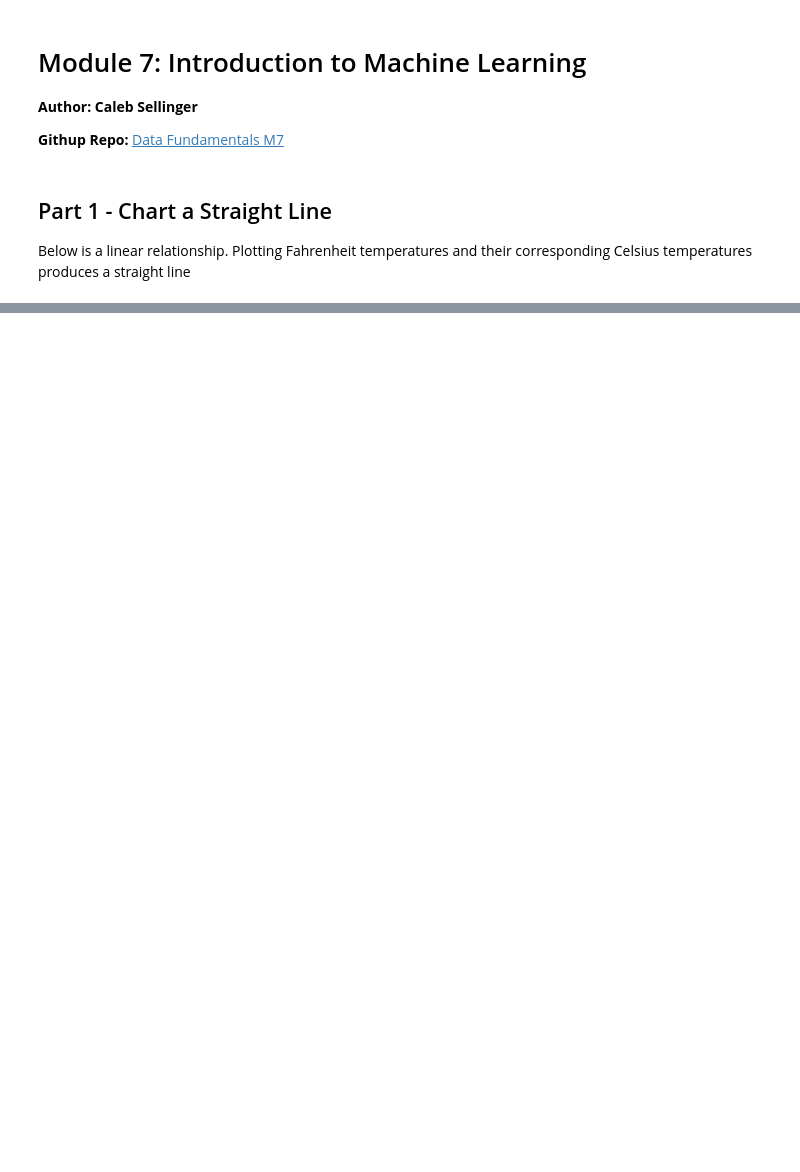
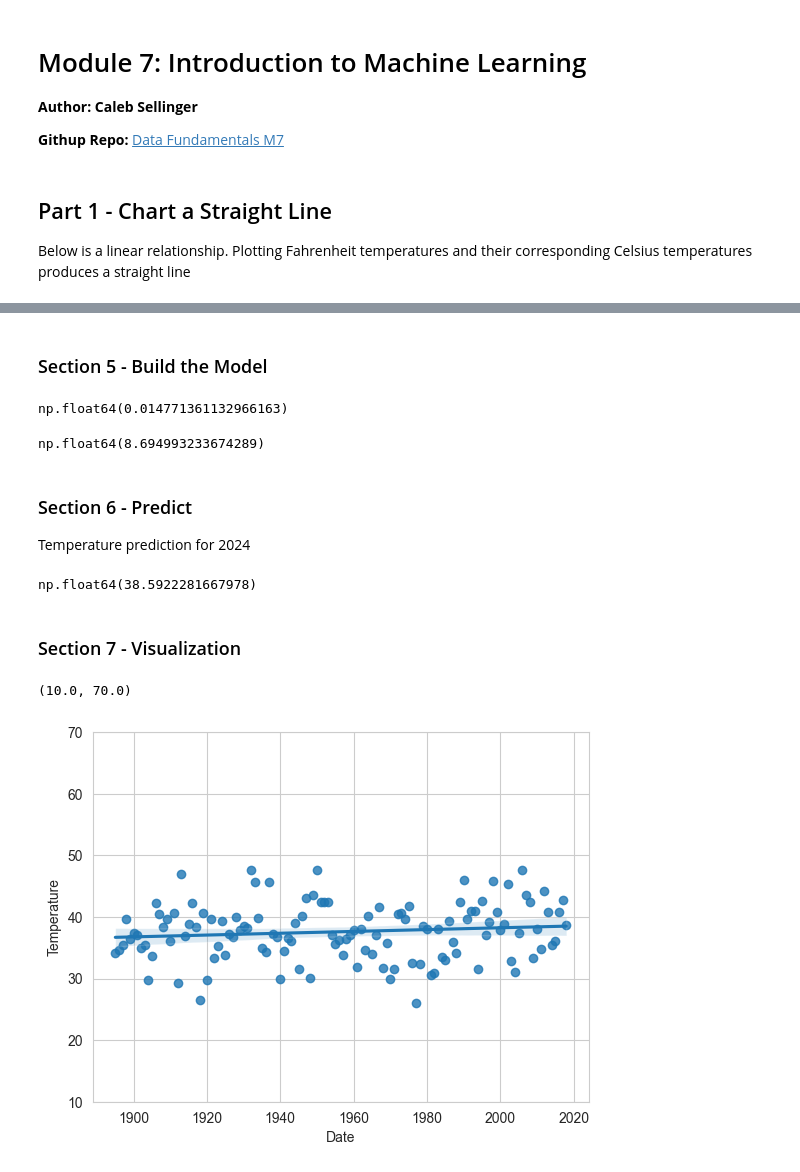
Before and after one commit to crsellinger/datafun-07-ml, a Jupyter notebook: cselling_ml.ipynb, the cells around one changed output, grey strips where cells are left out. Cells and saved outputs as stored; diff of their text form; code cells hidden in the pictures; blank space fills up the shorter version.

```diff
--- a/cselling_ml.ipynb
+++ b/cselling_ml.ipynb
@@ -23,0 +30,2 @@ y_label = axes.set_ylabel('Celsius')
+# %%
+nyc_df = pd.read_csv("ave_hi_nyc_jan_1895-2018.csv")
@@ -23,0 +55,3 @@ y_label = axes.set_ylabel('Celsius')
+# %%
+nyc_df.columns = ['Date', 'Temperature', 'Anomaly']
+nyc_df.head()
@@ -23,0 +65,4 @@ y_label = axes.set_ylabel('Celsius')
+# %%
+# divide by 100 and floor to produce just the year
+nyc_df.Date = nyc_df.Date.floordiv(100)
+nyc_df.head()
@@ -23,0 +91,28 @@ y_label = axes.set_ylabel('Celsius')
+# %% [markdown]
+### Section 5 - Build the Model
+# %%
+linear_regression = stats.linregress(x=nyc_df.Date, y=nyc_df.Temperature)
+linear_regression.slope
+# %% [output]
+np.float64(0.014771361132966163)
+# %%
+linear_regression.intercept
+# %% [output]
+np.float64(8.694993233674289)
+# %% [markdown]
+### Section 6 - Predict
+Temperature prediction for 2024
+# %%
+# y = mx + b
+linear_regression.slope * 2024 + linear_regression.intercept
+# %% [output]
+np.float64(38.5922281667978)
+# %% [markdown]
+### Section 7 - Visualization
+# %%
+sns.set_style('whitegrid')
+axes = sns.regplot(x=nyc_df.Date, y=nyc_df.Temperature)
+axes.set_ylim(10, 70)
+# %% [output]
+(10.0, 70.0)
+[figure, added]
```
Also changed, not shown: parts of 12 cells of this notebook, 1 other file.
